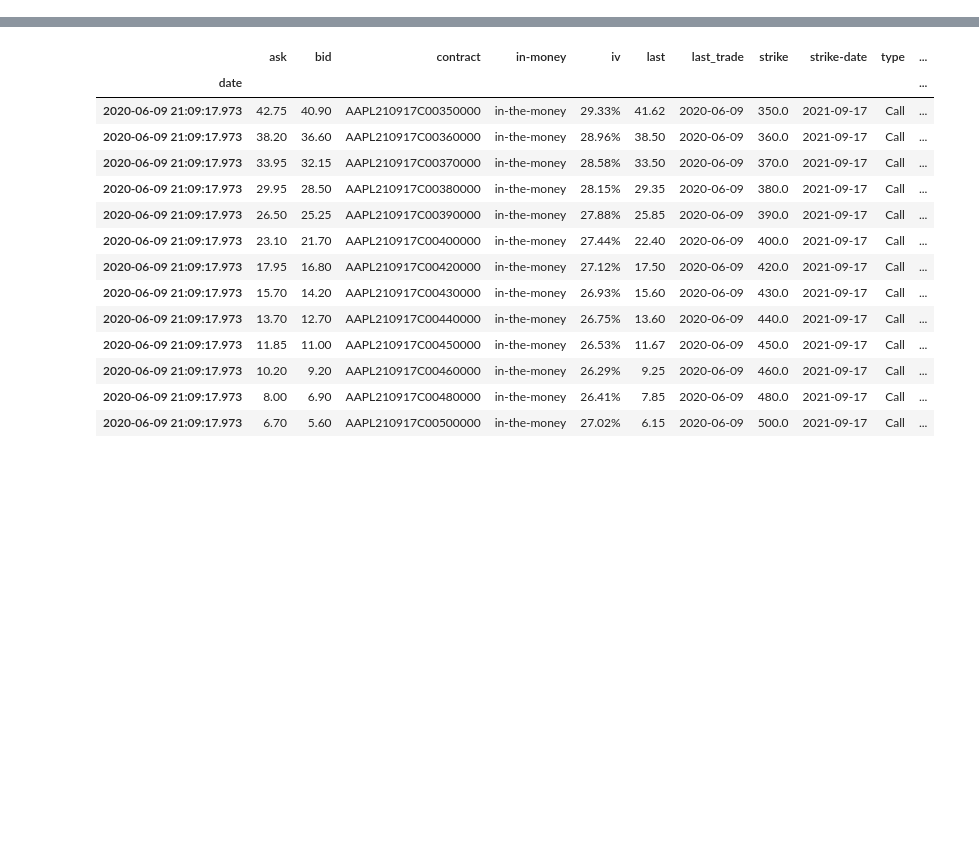
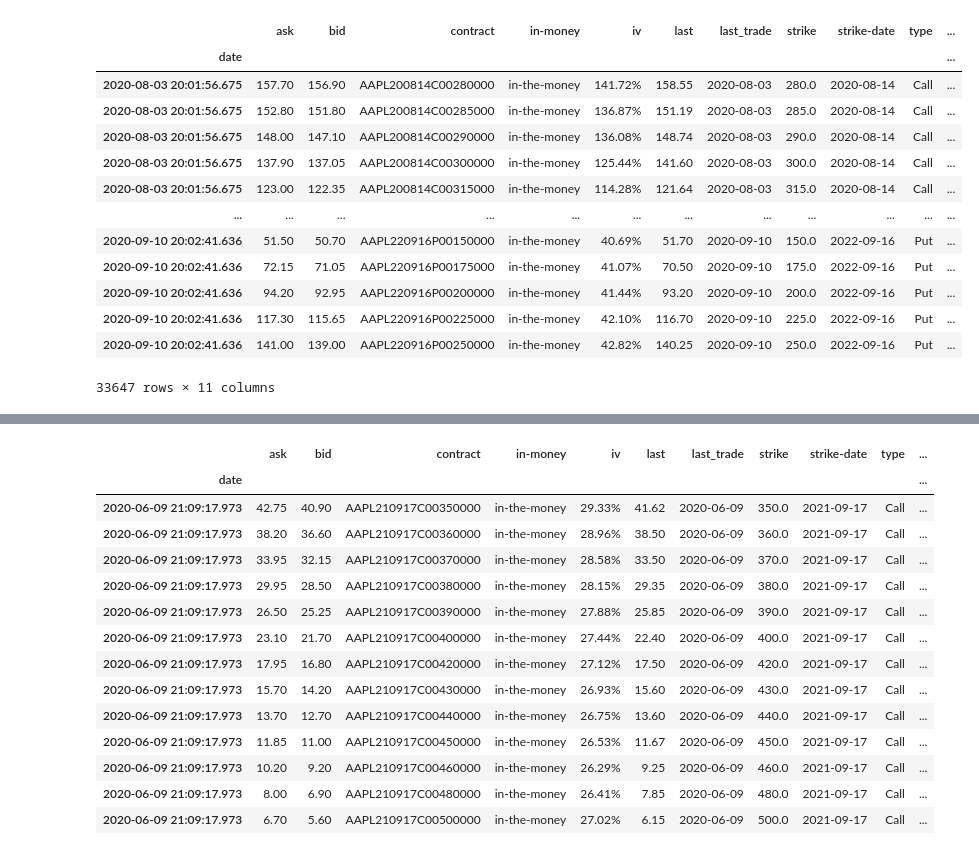
Before and after one commit to andermy/yahooScraper, a Jupyter notebook: Options_analsyis.ipynb, the cells around one changed output, grey strips where cells are left out. Saved outputs shown, nothing was run; the diff lists cells and outputs as text; code cells hidden in the pictures; blank space fills up the shorter version.

```diff
--- a/Options_analsyis.ipynb
+++ b/Options_analsyis.ipynb
@@ -23,2 +28,0 @@ apple = apple.where(apple['last_trade']==apple.index.date).dropna()
-# %%
-apple = apple['2020-08-09'].where(apple['2020-08-09']['strike-date']=='2021-09-17').dropna()
@@ -28,0 +29,17 @@ ValueError: If using all scalar values, you must pass an index
+# %%
+apple
+# %% [output]
+|  | ask | bid | contract | in-money | iv | last | last_trade | strike | strike-date | type | ... |
+| date |  |  |  |  |  |  |  |  |  |  | ... |
+| 2020-08-03 20:01:56.675 | 157.70 | 156.90 | AAPL200814C00280000 | in-the-money | 141.72% | 158.55 | 2020-08-03 | 280.0 | 2020-08-14 | Call | ... |
+| 2020-08-03 20:01:56.675 | 152.80 | 151.80 | AAPL200814C00285000 | in-the-money | 136.87% | 151.19 | 2020-08-03 | 285.0 | 2020-08-14 | Call | ... |
+| 2020-08-03 20:01:56.675 | 148.00 | 147.10 | AAPL200814C00290000 | in-the-money | 136.08% | 148.74 | 2020-08-03 | 290.0 | 2020-08-14 | Call | ... |
+| 2020-08-03 20:01:56.675 | 137.90 | 137.05 | AAPL200814C00300000 | in-the-money | 125.44% | 141.60 | 2020-08-03 | 300.0 | 2020-08-14 | Call | ... |
+| 2020-08-03 20:01:56.675 | 123.00 | 122.35 | AAPL200814C00315000 | in-the-money | 114.28% | 121.64 | 2020-08-03 | 315.0 | 2020-08-14 | Call | ... |
+| ... | ... | ... | ... | ... | ... | ... | ... | ... | ... | ... | ... |
+| 2020-09-10 20:02:41.636 | 51.50 | 50.70 | AAPL220916P00150000 | in-the-money | 40.69% | 51.70 | 2020-09-10 | 150.0 | 2022-09-16 | Put | ... |
+| 2020-09-10 20:02:41.636 | 72.15 | 71.05 | AAPL220916P00175000 | in-the-money | 41.07% | 70.50 | 2020-09-10 | 175.0 | 2022-09-16 | Put | ... |
+| 2020-09-10 20:02:41.636 | 94.20 | 92.95 | AAPL220916P00200000 | in-the-money | 41.44% | 93.20 | 2020-09-10 | 200.0 | 2022-09-16 | Put | ... |
+| 2020-09-10 20:02:41.636 | 117.30 | 115.65 | AAPL220916P00225000 | in-the-money | 42.10% | 116.70 | 2020-09-10 | 225.0 | 2022-09-16 | Put | ... |
+| 2020-09-10 20:02:41.636 | 141.00 | 139.00 | AAPL220916P00250000 | in-the-money | 42.82% | 140.25 | 2020-09-10 | 250.0 | 2022-09-16 | Put | ... |
+33647 rows × 11 columns
```
Also changed, not shown: parts of 19 cells of this notebook, 5 other files.
